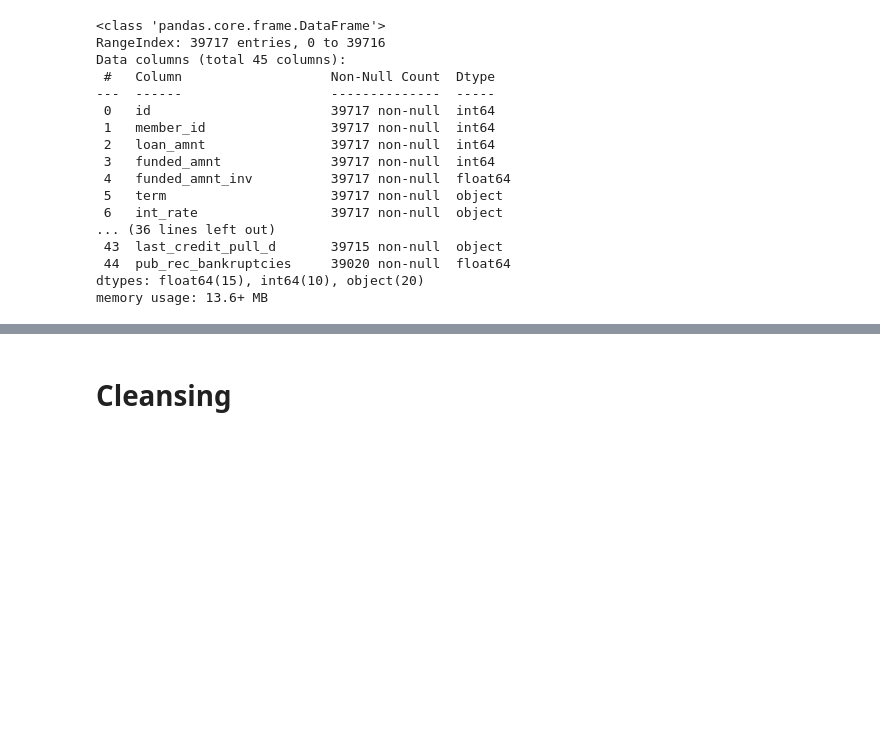
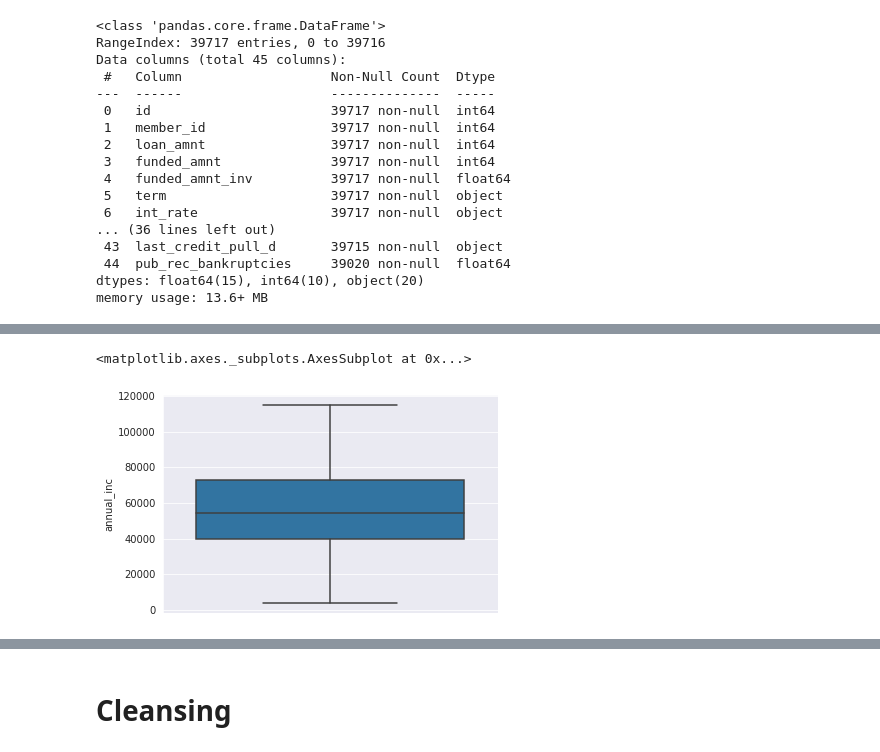
Before and after one commit to chitra-psg/lending-club, a Jupyter notebook: customer_loan_profile_analysis.ipynb, the cells around one changed output, grey strips where cells are left out. Saved outputs shown, nothing was run; the diff lists cells and outputs as text; code cells hidden in the pictures; blank space fills up the shorter version.

```diff
--- a/customer_loan_profile_analysis.ipynb
+++ b/customer_loan_profile_analysis.ipynb
@@ -147,0 +249,11 @@ memory usage: 13.6+ MB
+# %%
+p_25  = df_closed_loan.annual_inc.quantile(0.25)
+p_90  = df_closed_loan.annual_inc.quantile(0.90)
+df_normalised_loan = df_closed_loan[~(df_closed_loan['annual_inc'] >= p_90 ) ]
+# %%
+
+sns.boxplot( y="annual_inc",
+            data=df_normalised_loan)
+# %% [output]
+<matplotlib.axes._subplots.AxesSubplot at 0x...>
+[figure, added]
```
Also changed, not shown: parts of 19 cells of this notebook.
